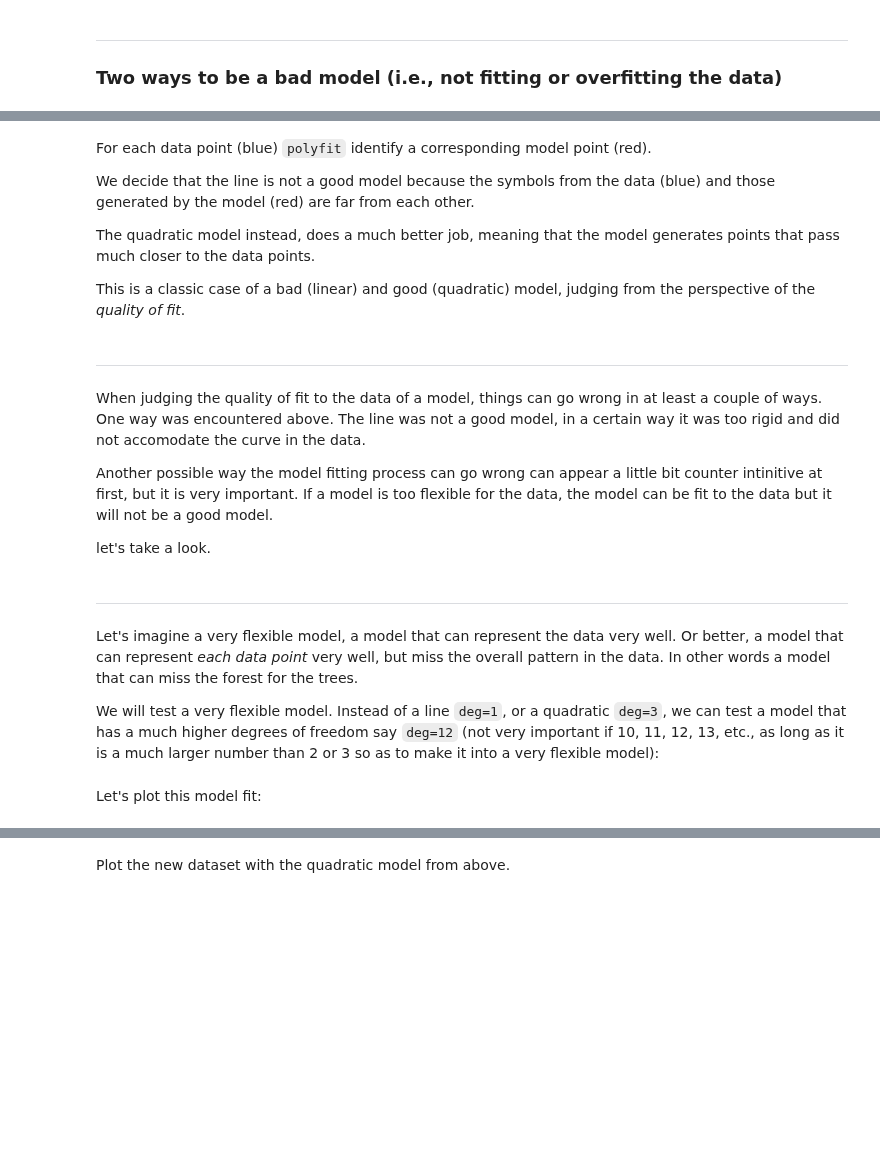
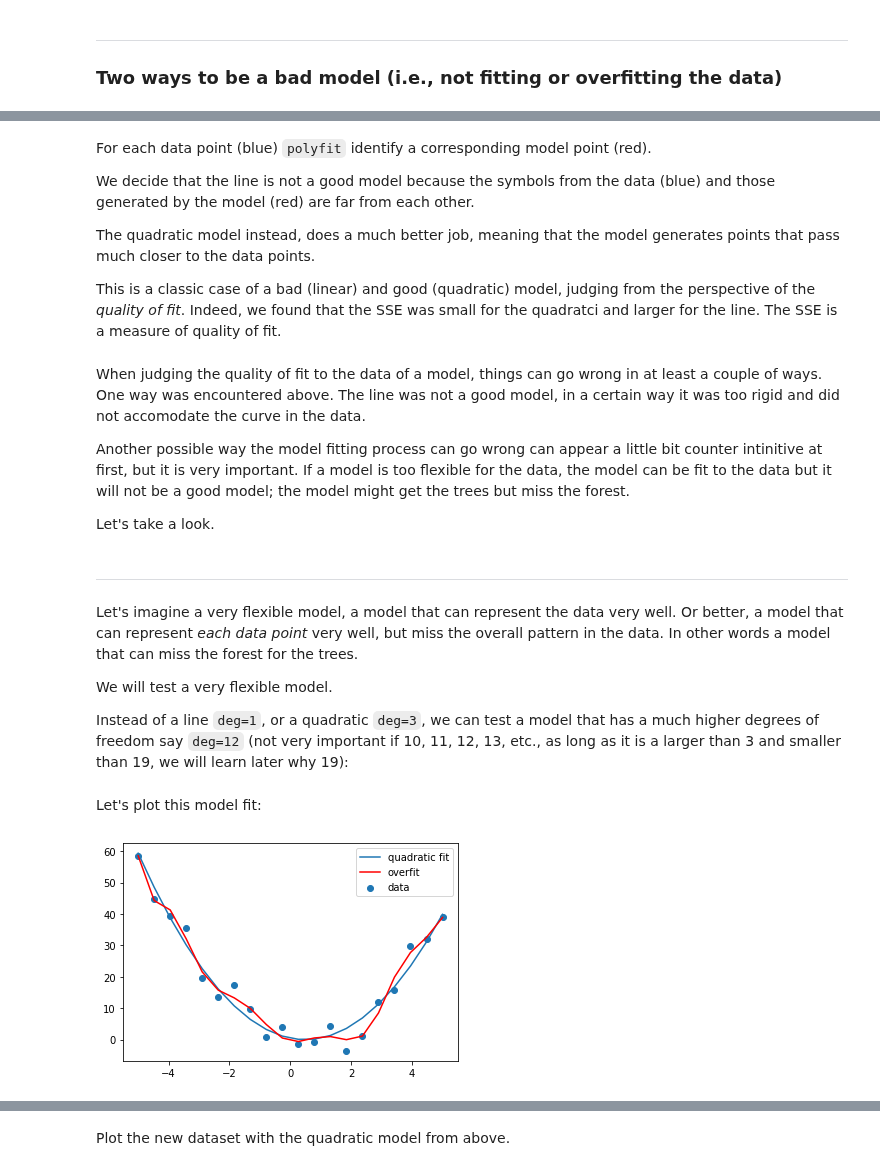
Before and after one commit to psychdatascience/FDS-CourseTwo, a Jupyter notebook: tu17_LinearRegression_I.ipynb, the cells around one changed output, grey strips where cells are left out. Saved outputs shown, nothing was run; the diff lists cells and outputs as text; code cells hidden in the pictures; blank space fills up the shorter version.

```diff
--- a/tu17_LinearRegression_I.ipynb
+++ b/tu17_LinearRegression_I.ipynb
@@ -160,20 +309,21 @@ We decide that the line is not a good model because the symbols from the data (b
 
 The quadratic model instead, does a much better job, meaning that the model generates points that pass much closer to the data points.
 
-This is a classic case of a bad (linear) and good (quadratic) model, judging from the perspective of the *quality of fit*.
+This is a classic case of a bad (linear) and good (quadratic) model, judging from the perspective of the *quality of fit*. Indeed, we found that the SSE was small for the quadratci and larger for the line. The SSE is a measure of quality of fit.
 # %% [markdown]
----
 When judging the quality of fit to the data of a model, things can go wrong in at least a couple of ways. One way was encountered above. The line was not a good model, in a certain way it was too rigid and did not accomodate the curve in the data.
 
-Another possible way the model fitting process can go wrong can appear a little bit counter intinitive at first, but it is very important. If a model is too flexible for the data, the model can be fit to the data but it will not be a good model.
+Another possible way the model fitting process can go wrong can appear a little bit counter intinitive at first, but it is very important. If a model is too flexible for the data, the model can be fit to the data but it will not be a good model; the model might get the trees but miss the forest.
 
-let's take a look.
+Let's take a look.
 # %% [markdown]
 ---
 
 Let's imagine a very flexible model, a model that can represent the data very well. Or better, a model that can represent *each data point* very well, but miss the overall pattern in the data. In other words a model that can miss the forest for the trees.
 
-We will test a very flexible model. Instead of a line `deg=1`, or a quadratic `deg=3`, we can test a model that has a much higher degrees of freedom say `deg=12` (not very important if 10, 11, 12, 13, etc., as long as it is a much larger number than 2 or 3 so as to make it into a very flexible model):
+We will test a very flexible model.
+
+Instead of a line `deg=1`, or a quadratic `deg=3`, we can test a model that has a much higher degrees of freedom say `deg=12` (not very important if 10, 11, 12, 13, etc., as long as it is a larger than 3 and smaller than 19, we will learn later why 19):
 # %%
 # Fit a higher-order polynomial
 overfit_coeffs = np.polyfit(X, y, deg=12) # What happens if deg > 20 (the size of the data vector) and what type of error is returned by python and why
@@ -183,7 +333,9 @@ Let's plot this model fit:
 # %%
 # Plot the data and the fits
 plt.scatter(X, y, label='data')
 plt.plot(X, quadratic_fit, label='quadratic fit')
-plt.plot(X, overfit_fit, label='overfit fit', color='red')
+plt.plot(X, overfit_fit, label='overfit', color='red')
 plt.legend()
 plt.show()
+# %% [output]
+[figure, added]
```
Also changed, not shown: parts of 77 cells of this notebook, 2 other files.
